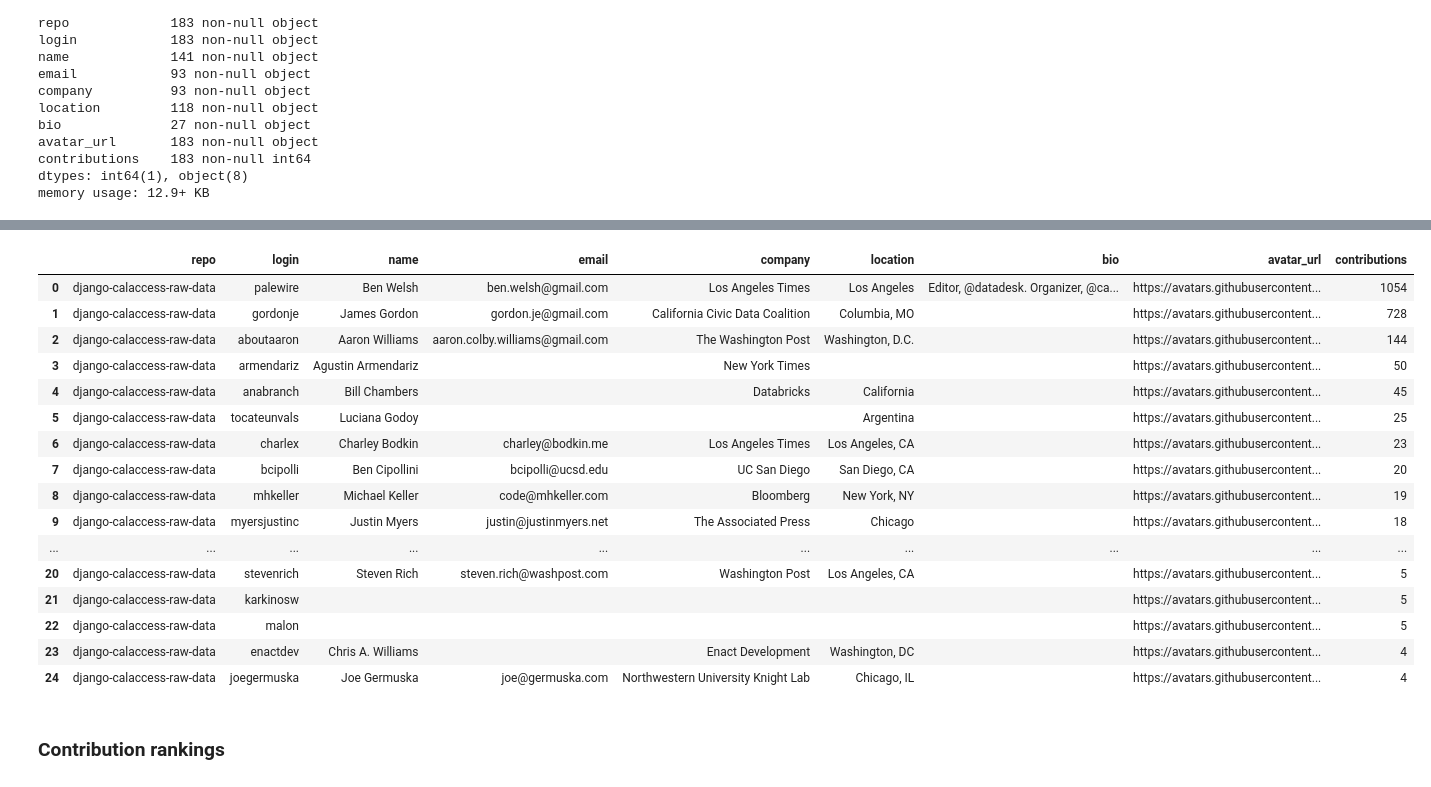
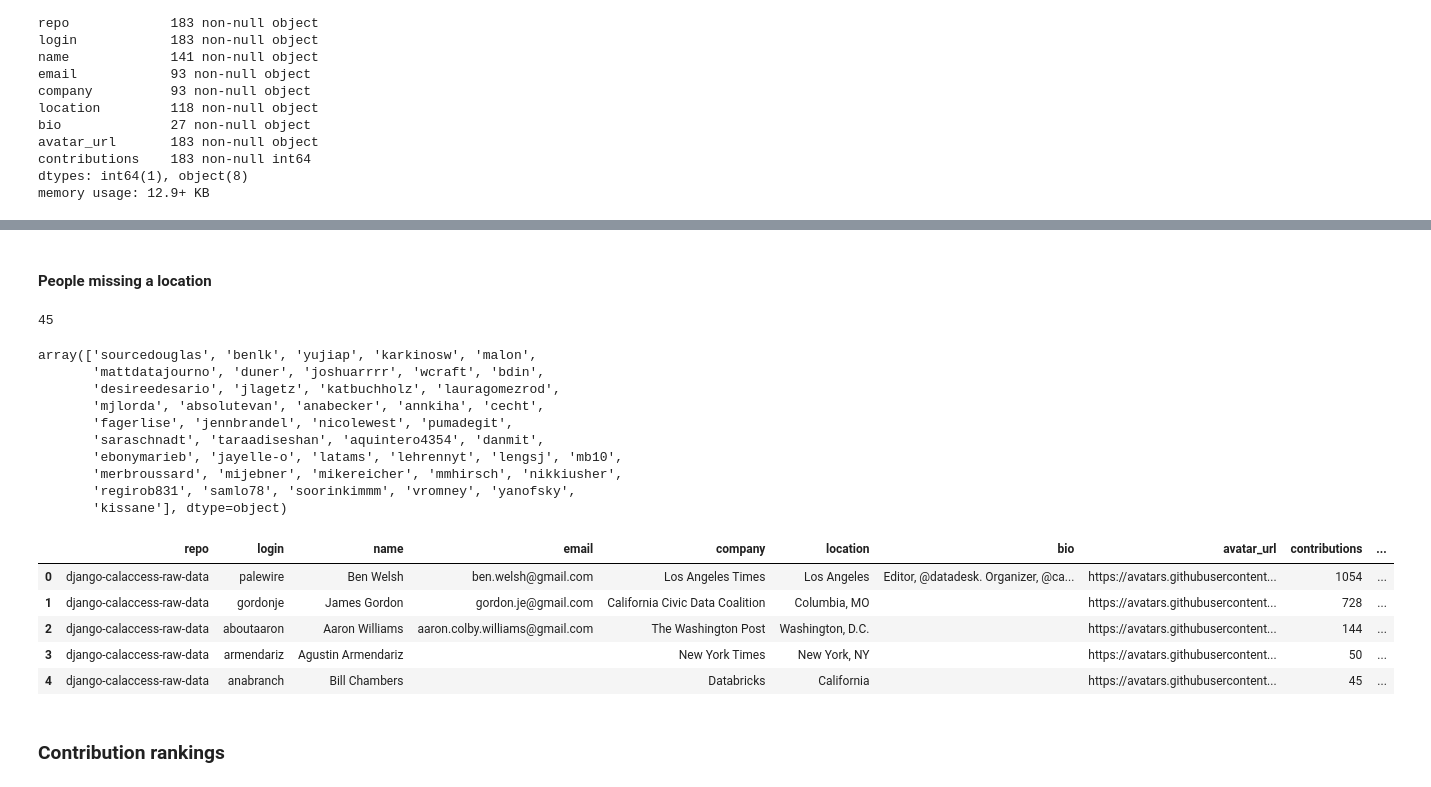
Before and after one commit to palewire/python-calaccess-notebooks, a Jupyter notebook: project-management/contributors.ipynb, the cells around one changed output, grey strips where cells are left out. Cells and saved outputs as stored; diff of their text form; code cells hidden in the pictures.

Commit message:
Started in correcting locations

```diff
--- a/project-management/contributors.ipynb
+++ b/project-management/contributors.ipynb
@@ -41,5 +45,7 @@ corrections = pd.read_csv("./input/contributors-corrections.csv")
 table = table.merge(corrections, on="login", how="left")
 # %%
 table.company = table.corrected_company.fillna(table.company)
+table.location = table.corrected_location.fillna(table.location)
 # %%
 table.drop('corrected_company', axis=1, inplace=True)
+table.drop('corrected_location', axis=1, inplace=True)
@@ -66,23 +65,31 @@ table[table.company == ''].sort_values("login")
+# %% [markdown]
+#### People missing a location
+# %%
+len(table[table.location == ''])
+# %% [output]
+45
+# %%
+table[table.location == ''].login.unique()
+# %% [output]
+array(['sourcedouglas', 'benlk', 'yujiap', 'karkinosw', 'malon',
+       'mattdatajourno', 'duner', 'joshuarrrr', 'wcraft', 'bdin',
+       'desireedesario', 'jlagetz', 'katbuchholz', 'lauragomezrod',
+       'mjlorda', 'absolutevan', 'anabecker', 'annkiha', 'cecht',
+       'fagerlise', 'jennbrandel', 'nicolewest', 'pumadegit',
+       'saraschnadt', 'taraadiseshan', 'aquintero4354', 'danmit',
+       'ebonymarieb', 'jayelle-o', 'latams', 'lehrennyt', 'lengsj', 'mb10',
+       'merbroussard', 'mijebner', 'mikereicher', 'mmhirsch', 'nikkiusher',
+       'regirob831', 'samlo78', 'soorinkimmm', 'vromney', 'yanofsky',
+       'kissane'], dtype=object)
 # %%
-table.head(25)
+table.head(5)
 # %% [output]
-|  | repo | login | name | email | company | location | bio | avatar_url | contributions |
-| 0 | django-calaccess-raw-data | palewire | Ben Welsh | ben.welsh@gmail.com | Los Angeles Times | Los Angeles | Editor, @datadesk. Organizer, @ca... | https://avatars.githubusercontent... | 1054 |
-| 1 | django-calaccess-raw-data | gordonje | James Gordon | gordon.je@gmail.com | California Civic Data Coalition | Columbia, MO |  | https://avatars.githubusercontent... | 728 |
-| 2 | django-calaccess-raw-data | aboutaaron | Aaron Williams | aaron.colby.williams@gmail.com | The Washington Post | Washington, D.C. |  | https://avatars.githubusercontent... | 144 |
-| 3 | django-calaccess-raw-data | armendariz | Agustin Armendariz |  | New York Times |  |  | https://avatars.githubusercontent... | 50 |
-| 4 | django-calaccess-raw-data | anabranch | Bill Chambers |  | Databricks | California |  | https://avatars.githubusercontent... | 45 |
-| 5 | django-calaccess-raw-data | tocateunvals | Luciana Godoy |  |  | Argentina |  | https://avatars.githubusercontent... | 25 |
-| 6 | django-calaccess-raw-data | charlex | Charley Bodkin | charley@bodkin.me | Los Angeles Times | Los Angeles, CA |  | https://avatars.githubusercontent... | 23 |
-| 7 | django-calaccess-raw-data | bcipolli | Ben Cipollini | bcipolli@ucsd.edu | UC San Diego | San Diego, CA |  | https://avatars.githubusercontent... | 20 |
-| 8 | django-calaccess-raw-data | mhkeller | Michael Keller | code@mhkeller.com | Bloomberg | New York, NY |  | https://avatars.githubusercontent... | 19 |
-| 9 | django-calaccess-raw-data | myersjustinc | Justin Myers | justin@justinmyers.net | The Associated Press | Chicago |  | https://avatars.githubusercontent... | 18 |
-| ... | ... | ... | ... | ... | ... | ... | ... | ... | ... |
-| 20 | django-calaccess-raw-data | stevenrich | Steven Rich | steven.rich@washpost.com | Washington Post | Los Angeles, CA |  | https://avatars.githubusercontent... | 5 |
-| 21 | django-calaccess-raw-data | karkinosw |  |  |  |  |  | https://avatars.githubusercontent... | 5 |
-| 22 | django-calaccess-raw-data | malon |  |  |  |  |  | https://avatars.githubusercontent... | 5 |
-| 23 | django-calaccess-raw-data | enactdev | Chris A. Williams |  | Enact Development | Washington, DC |  | https://avatars.githubusercontent... | 4 |
-| 24 | django-calaccess-raw-data | joegermuska | Joe Germuska | joe@germuska.com | Northwestern University Knight Lab | Chicago, IL |  | https://avatars.githubusercontent... | 4 |
+|  | repo | login | name | email | company | location | bio | avatar_url | contributions | ... |
+| 0 | django-calaccess-raw-data | palewire | Ben Welsh | ben.welsh@gmail.com | Los Angeles Times | Los Angeles | Editor, @datadesk. Organizer, @ca... | https://avatars.githubusercontent... | 1054 | ... |
+| 1 | django-calaccess-raw-data | gordonje | James Gordon | gordon.je@gmail.com | California Civic Data Coalition | Columbia, MO |  | https://avatars.githubusercontent... | 728 | ... |
+| 2 | django-calaccess-raw-data | aboutaaron | Aaron Williams | aaron.colby.williams@gmail.com | The Washington Post | Washington, D.C. |  | https://avatars.githubusercontent... | 144 | ... |
+| 3 | django-calaccess-raw-data | armendariz | Agustin Armendariz |  | New York Times | New York, NY |  | https://avatars.githubusercontent... | 50 | ... |
+| 4 | django-calaccess-raw-data | anabranch | Bill Chambers |  | Databricks | California |  | https://avatars.githubusercontent... | 45 | ... |
 # %% [markdown]
 ### Contribution rankings
 # %%
```
Also changed, not shown: parts of 7 cells of this notebook, 3 other files.
